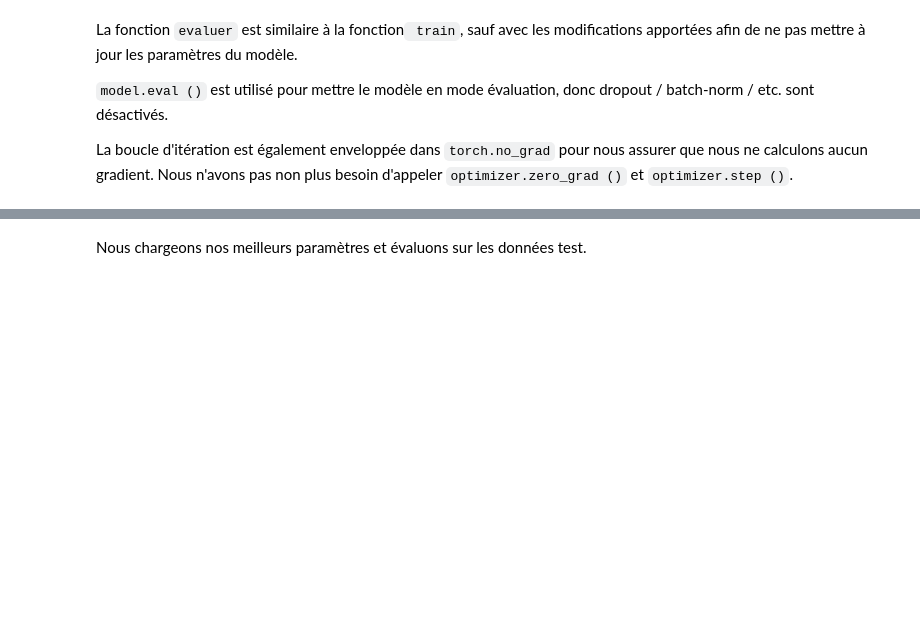
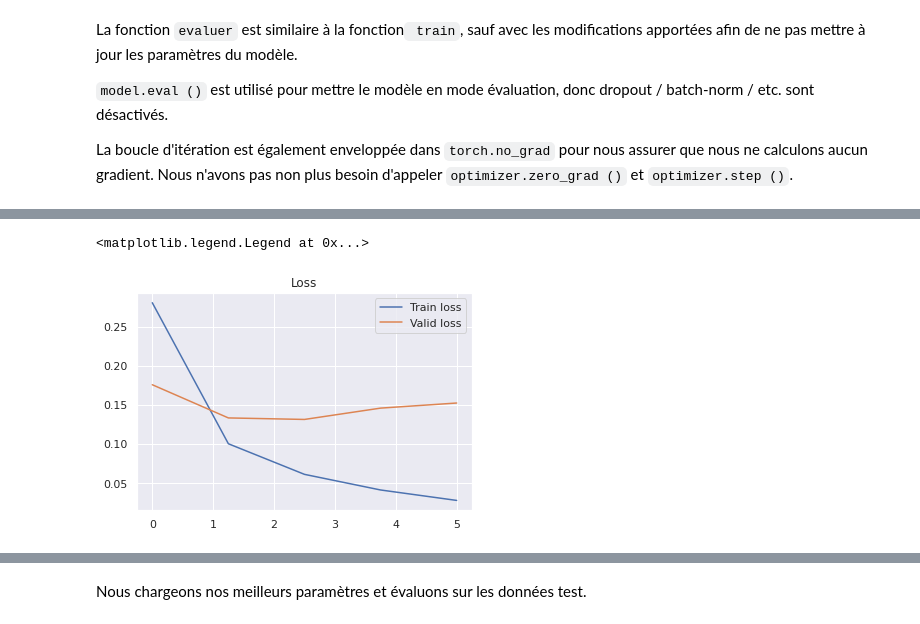
Before and after one commit to aminaghoul/NER-PyTorch, a Jupyter notebook: 1-BiLSTM-NER.ipynb, the cells around one changed output, grey strips where cells are left out. Cells and saved outputs as stored; diff of their text form; code cells hidden in the pictures; blank space fills up the shorter version.

```diff
--- a/1-BiLSTM-NER.ipynb
+++ b/1-BiLSTM-NER.ipynb
@@ -196,10 +208,10 @@ On remarque que les tags ne sont pas équilibrés.
 
 Enfin, la dernière étape de préparation des données et de créer des itérateurs.
 # %%
-BATCH_SIZE = 128
+BATCH_SIZE = 32
 
 device = torch.device('cuda' if torch.cuda.is_available() else 'cpu')
-
+#device = 'cpu'
 train_iterator, valid_iterator, test_iterator = data.BucketIterator.splits(
     (train_data, valid_data, test_data),
     batch_size = BATCH_SIZE,
@@ -414,7 +403,7 @@ def train(model, iterator, optimizer, criterion, tag_pad_idx):
 
     epoch_loss = 0
     epoch_f1 = 0
-
+    acc = []
     model.train()
 
     for batch in iterator:
@@ -424,21 +413,14 @@ def train(model, iterator, optimizer, criterion, tag_pad_idx):
 
         optimizer.zero_grad()
 
-        #text = [sent len, batch size]
-
         predictions = model(text)
-
-        #predictions = [sent len, batch size, output dim]
-        #tags = [sent len, batch size]
 
         predictions = predictions.view(-1, predictions.shape[-1])
         tags = tags.view(-1)
 
-        #predictions = [sent len * batch size, output dim]
-        #tags = [sent len * batch size]
 
         loss = criterion(predictions, tags)
-        acc = accuracy_per_tag(predictions, tags)
+        acc.append(accuracy_per_tag(predictions, tags))
         f1 = f1_loss(predictions, tags, tag_pad_idx)
 
         loss.backward()
@@ -461,7 +443,7 @@ def evaluate(model, iterator, criterion, tag_pad_idx):
 
     epoch_loss = 0
     epoch_f1 = 0
-
+    acc = []
     model.eval()
 
     with torch.no_grad():
@@ -478,7 +460,7 @@ def evaluate(model, iterator, criterion, tag_pad_idx):
 
             loss = criterion(predictions, tags)
 
-            acc = accuracy_per_tag(predictions,tags)
+            acc.append(accuracy_per_tag(predictions,tags))
             f1 = f1_loss(predictions, tags, tag_pad_idx)
 
             epoch_loss += loss.item()
@@ -494,7 +476,12 @@ def epoch_time(start_time, end_time):
     elapsed_secs = int(elapsed_time - (elapsed_mins * 60))
     return elapsed_mins, elapsed_secs
 
-N_EPOCHS = 30
+N_EPOCHS = 5
+
+t_loss = []
+t_f1 = []
+v_loss = []
+v_f1 = []
 
 best_valid_loss = float('inf')
 
@@ -503,8 +490,12 @@ for epoch in range(N_EPOCHS):
     start_time = time.time()
 
     train_loss, train_acc, train_f1 = train(model, train_iterator, optimizer, criterion, TAG_PAD_IDX)
+    t_loss.append(train_loss)
+    t_f1.append(train_f1)
 
     valid_loss, valid_acc, valid_f1 = evaluate(model, valid_iterator, criterion, TAG_PAD_IDX)
+    v_loss.append(valid_loss)
+    v_f1.append(valid_f1)
 
     end_time = time.time()
 
@@ -515,7 +506,7 @@ for epoch in range(N_EPOCHS):
         torch.save(model.state_dict(), 'tut1-model.pt')
 
 
-    if epoch%5 == 0:
+    if epoch%2 == 0:
         print(f'Epoch: {epoch+1:02} | Epoch Time: {epoch_mins}m {epoch_secs}s')
         print(f'\tTrain Loss: {train_loss:.3f} | Train F1 score: {train_f1*100:.2f}%')
         print(f'\t Val. Loss: {valid_loss:.3f} |  Val. F1 score: {valid_f1*100:.2f}%')
@@ -539,0 +523,15 @@ Epoch: 10 | Epoch Time: 0m 4s
+# %%
+import seaborn as sns
+import matplotlib.pyplot as plt
+import numpy as np
+sns.set()
+
+x = np.linspace(0, N_EPOCHS,N_EPOCHS)
+
+plt.plot(x,t_loss)
+plt.plot(x,v_loss)
+plt.title("Loss")
+plt.legend(["Train loss", "Valid loss"])
+# %% [output]
+<matplotlib.legend.Legend at 0x...>
+[figure, added]
```
Also changed, not shown: parts of 25 cells of this notebook.
